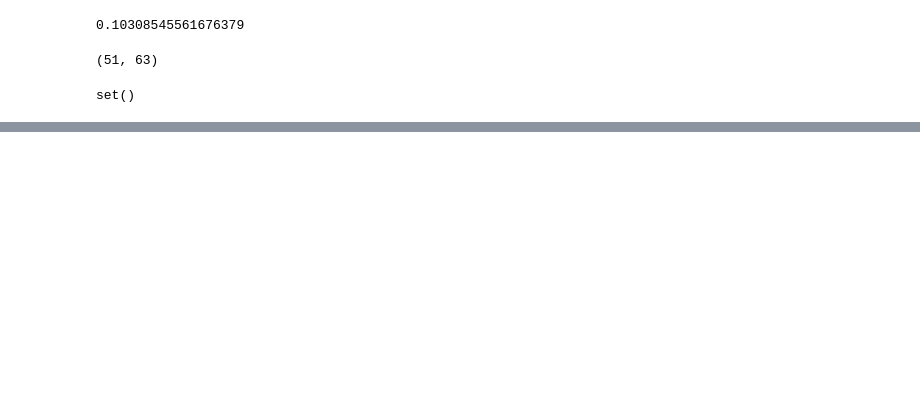
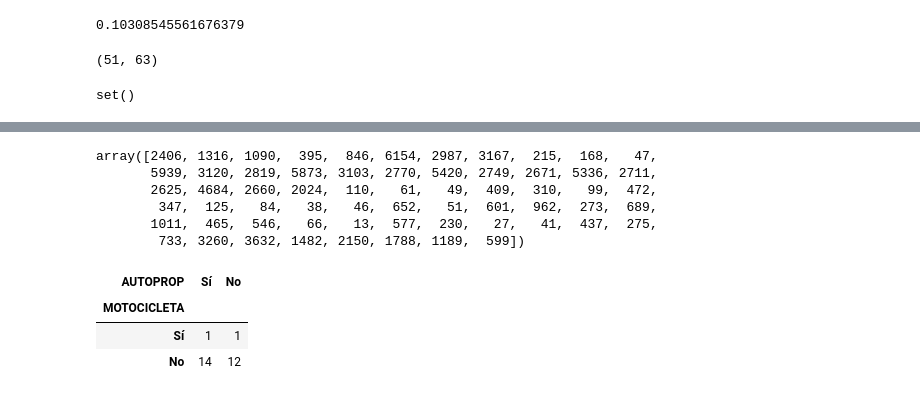
Before and after one commit to CentroFuturoCiudades/population-synthesis, a Jupyter notebook: notebooks/SAT.ipynb, the cells around one changed output, grey strips where cells are left out. Saved outputs shown, nothing was run; the diff lists cells and outputs as text; code cells hidden in the pictures; blank space fills up the shorter version.

```diff
--- a/notebooks/SAT.ipynb
+++ b/notebooks/SAT.ipynb
@@ -302,0 +544,4 @@ taz_gdf[['ZONA', 'POBTOT', 'TVIVHAB']].sort_values('TVIVHAB')
+# %%
+%%time
+y_taz, solver, U_mun, C_taz, printer = solve_sat_single('Monterrey', df_mun, C, Yh, Uh)
+printer.solution_count()
@@ -302,0 +554,24 @@ taz_gdf[['ZONA', 'POBTOT', 'TVIVHAB']].sort_values('TVIVHAB')
+# %%
+y_sol = solver.Values(pd.Series(y_taz))
+# %%
+U_mun.values @ y_sol.values
+# %% [output]
+array([2406, 1316, 1090,  395,  846, 6154, 2987, 3167,  215,  168,   47,
+       5939, 3120, 2819, 5873, 3103, 2770, 5420, 2749, 2671, 5336, 2711,
+       2625, 4684, 2660, 2024,  110,   61,   49,  409,  310,   99,  472,
+        347,  125,   84,   38,   46,  652,   51,  601,  962,  273,  689,
+       1011,  465,  546,   66,   13,  577,  230,   27,   41,  437,  275,
+        733, 3260, 3632, 1482, 2150, 1788, 1189,  599])
+# %%
+viv_ids = []
+for l in h_to_y[y_sol[y_sol > 0].index].values:
+    viv_ids.extend(l)
+# %%
+vivtemp = viviendas.set_index('ID_VIV').loc[viv_ids]
+# %%
+pd.crosstab(vivtemp.MOTOCICLETA, vivtemp.AUTOPROP)
+# %% [output]
+| AUTOPROP | Sí | No |
+| MOTOCICLETA |  |  |
+| Sí | 1 | 1 |
+| No | 14 | 12 |
```
Also changed, not shown: parts of 40 cells of this notebook, 6 other files.
